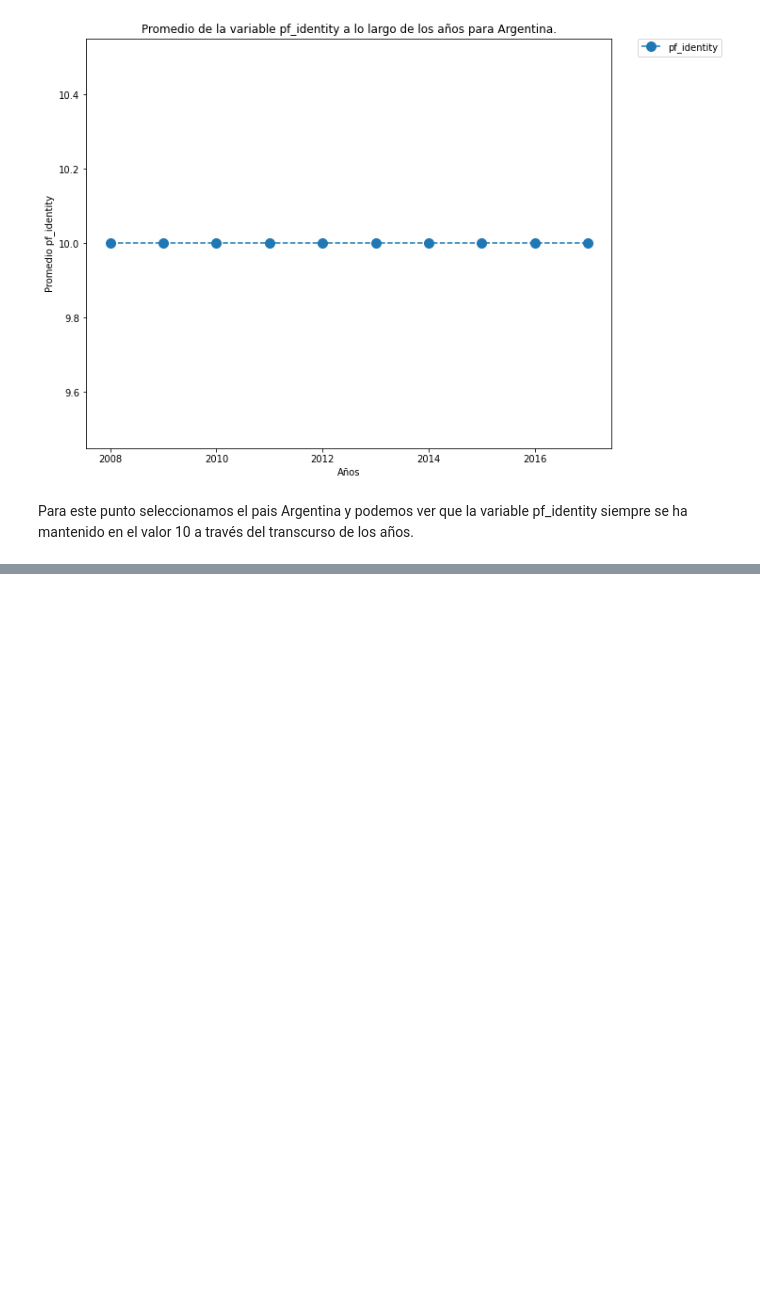
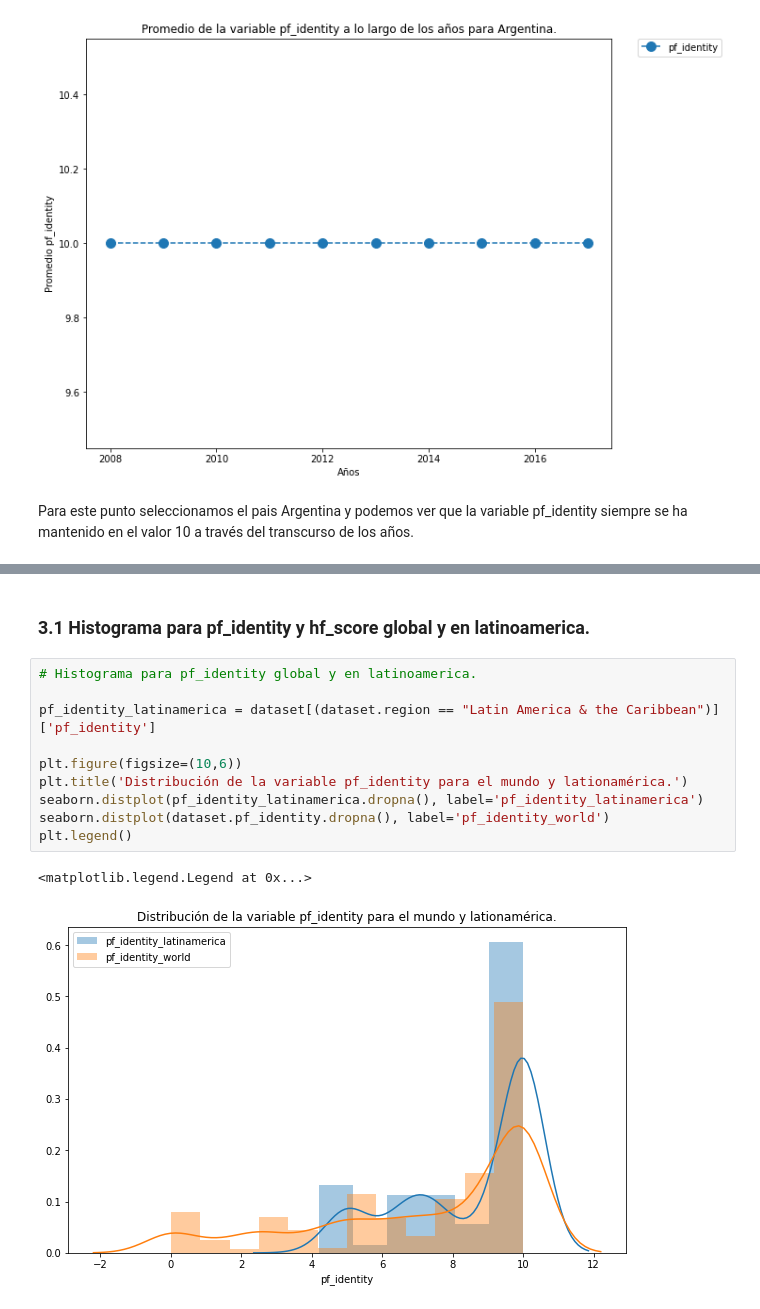
Before and after one commit to lucaslissandrello/Analisis-y-Visualizaci-n-de-Datos-Grupo-1-Cohorte-2-DiploDatos-2020, a Jupyter notebook: Practico_resolucion.ipynb, the cells around one changed output, grey strips where cells are left out. Drawn from its saved outputs; the diff is of its cells as text; blank space fills up the shorter version.

```diff
--- a/Practico_resolucion.ipynb
+++ b/Practico_resolucion.ipynb
@@ -273,0 +277,15 @@ Para este punto seleccionamos el pais Argentina y podemos ver que la variable pf
+# %% [markdown]
+### 3.1 Histograma para pf_identity y hf_score global y en latinoamerica.
+# %%
+# Histograma para pf_identity global y en latinoamerica.
+
+pf_identity_latinamerica = dataset[(dataset.region == "Latin America & the Caribbean")]['pf_identity']
+
+plt.figure(figsize=(10,6))
+plt.title('Distribución de la variable pf_identity para el mundo y lationamérica.')
+seaborn.distplot(pf_identity_latinamerica.dropna(), label='pf_identity_latinamerica')
+seaborn.distplot(dataset.pf_identity.dropna(), label='pf_identity_world')
+plt.legend()
+# %% [output]
+<matplotlib.legend.Legend at 0x...>
+[figure, added]
```
Also changed, not shown: parts of 3 cells of this notebook.
